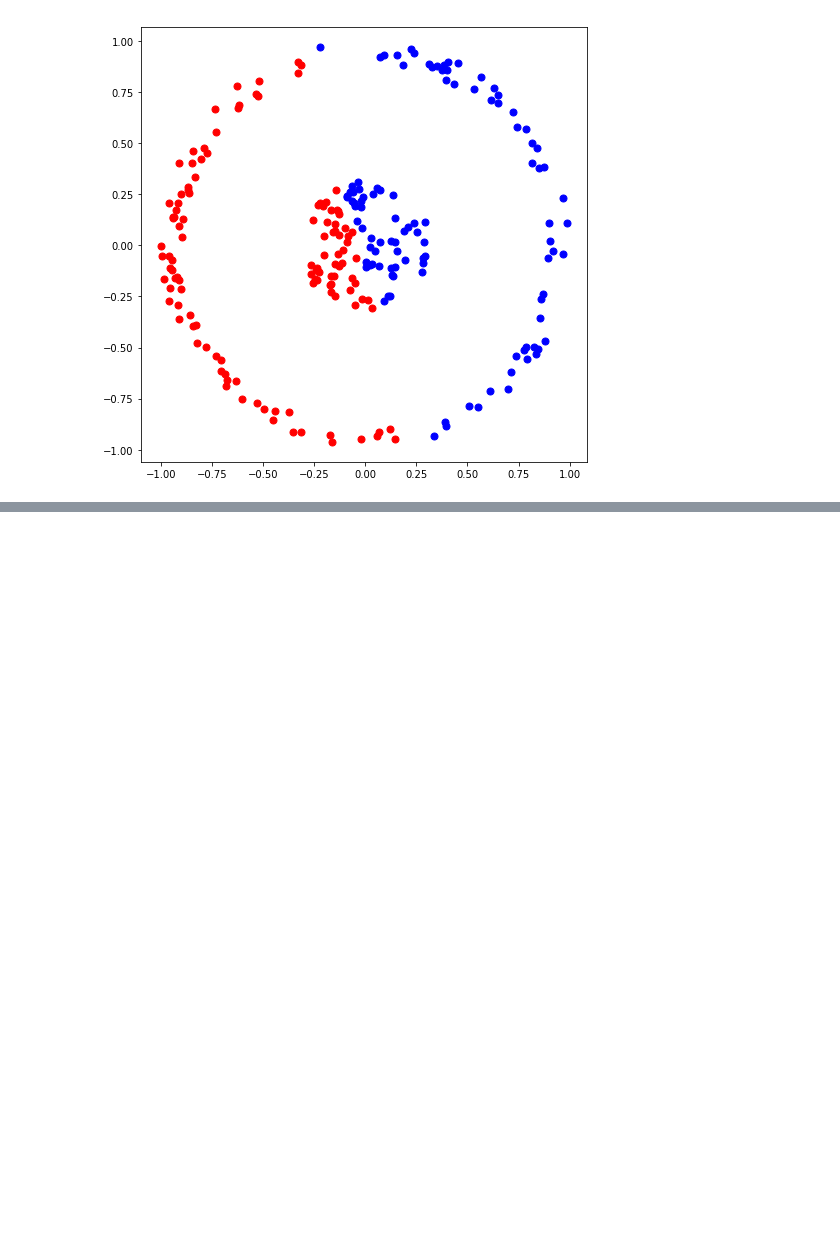
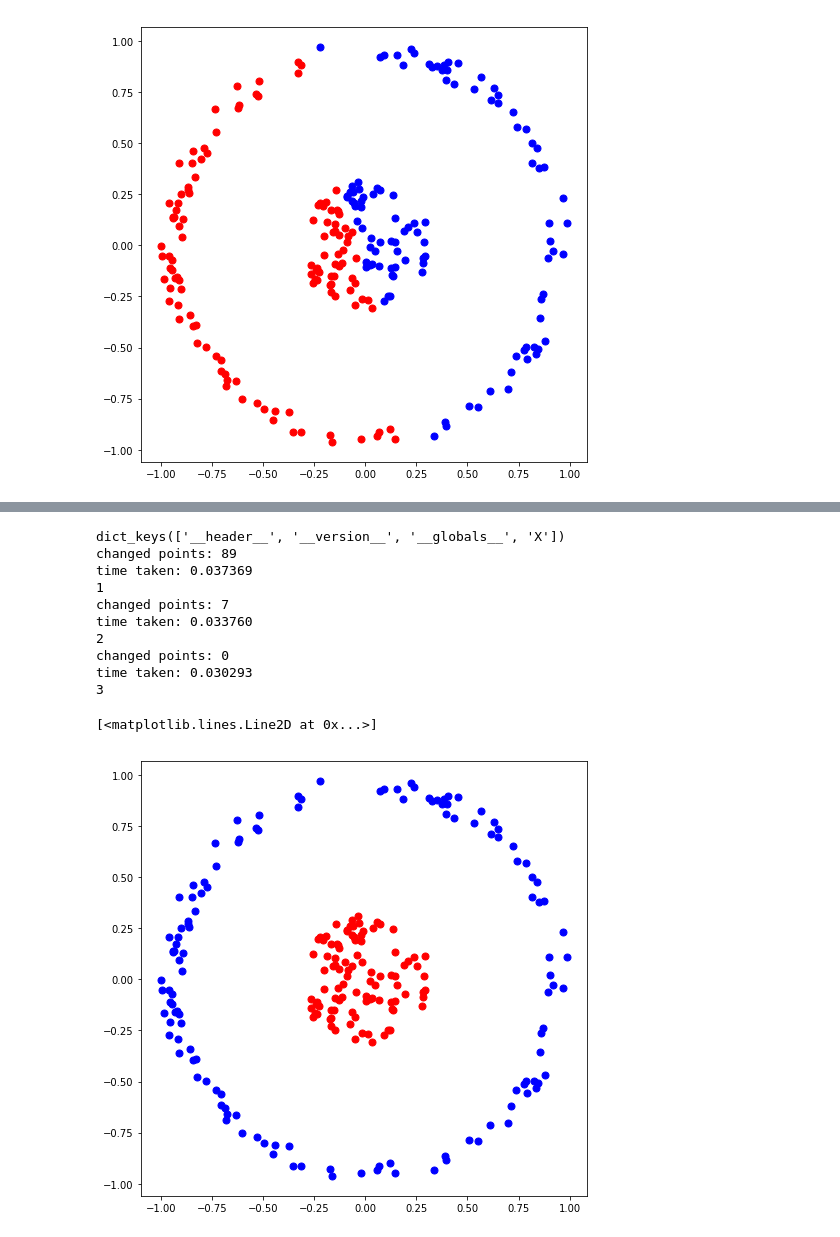
Before and after one commit to atonderski/tda231-ml-course, a Jupyter notebook: hw5.ipynb, the cells around one changed output, grey strips where cells are left out. Saved outputs shown, nothing was run; the diff lists cells and outputs as text; code cells hidden in the pictures; blank space fills up the shorter version.

```diff
--- a/hw5.ipynb
+++ b/hw5.ipynb
@@ -298,0 +168,79 @@ KeyboardInterrupt:
+# %%
+import numpy as np
+import scipy.io
+import matplotlib.pyplot as plt
+import time
+mat = scipy.io.loadmat('hw5_p1b.mat')
+print (mat.keys())
+X = mat['X']
+k = 2
+num_points = int(X.size/2)
+# Guess the mus
+changed_points = 1
+num_dims = 2
+sigma = 0.2
+kernel_factor = 1/(sigma*sigma*2)
+
+
+cluster_assignment = np.random.randint(0, k, num_points)
+
+def gaussian_RBF(point1, point2):
+    diff = point1-point2
+    # this diag thing feels like bullshit
+    stuff_to_put_up = -kernel_factor*np.diag(diff.dot(diff.T))
+    return np.exp(stuff_to_put_up)
+
+def compute_new_assignment(points, assignment_vector, num_classes):
+    assignment_matrix = np.zeros((num_points, num_classes))
+    assignment_matrix[range(num_points),assignment_vector] = 1
+    class_counts = np.sum(assignment_matrix, axis=0)
+
+    # Precompute all pairwise kernels
+    kernel_results = np.zeros((num_points,num_points))
+    for i in range(num_points):
+        kernel_results[i,:] = gaussian_RBF(points[i], points)
+
+    distances = np.zeros((num_points, num_classes))
+    for i in range(num_classes):
+        ass_vec_class = assignment_matrix[:,i,None]
+        first_term = 1
+        second_term = -2/class_counts[i] * kernel_results.dot(assignment_matrix[:,i])
+        third_term = 1/(class_counts[i]**2) * np.sum(ass_vec_class.dot(ass_vec_class.T) * kernel_results)
+        distances[:,i] = first_term + second_term + third_term
+    return np.argmin(distances, axis=1)
+
+steps = 0
+while(changed_points != 0 and steps < 200):
+    changed_points = 0
+
+    start_time = time.time()
+
+    new_assignment = compute_new_assignment(X, cluster_assignment, k)
+    changed_points = np.sum(new_assignment != cluster_assignment)
+    print("changed points: %d" % changed_points)
+    cluster_assignment = new_assignment
+
+    print("time taken: %f"%(time.time()-start_time))
+
+    steps = steps + 1
+    print(steps)
+
+red_X = X[cluster_assignment==0]
+blue_X = X[cluster_assignment==1]
+
+plt.figure(figsize = (8, 8))
+plt.plot(red_X[:,0], red_X[:,1], 'ro', ms = 7)
+plt.plot(blue_X[:,0], blue_X[:,1], 'bo', ms = 7)
+# %% [output]
+dict_keys(['__header__', '__version__', '__globals__', 'X'])
+changed points: 89
+time taken: 0.037369
+1
+changed points: 7
+time taken: 0.033760
+2
+changed points: 0
+time taken: 0.030293
+3
+[<matplotlib.lines.Line2D at 0x...>]
+[figure, added]
```
Also changed, not shown: parts of 1 cell of this notebook.
